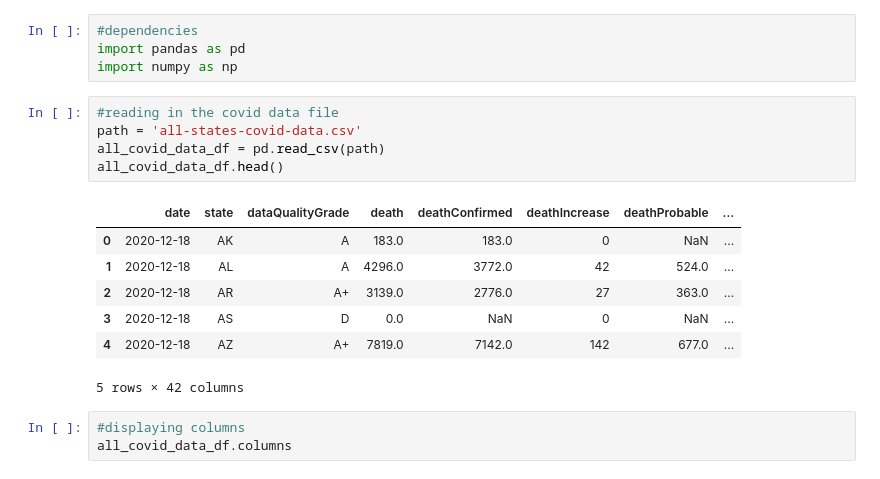
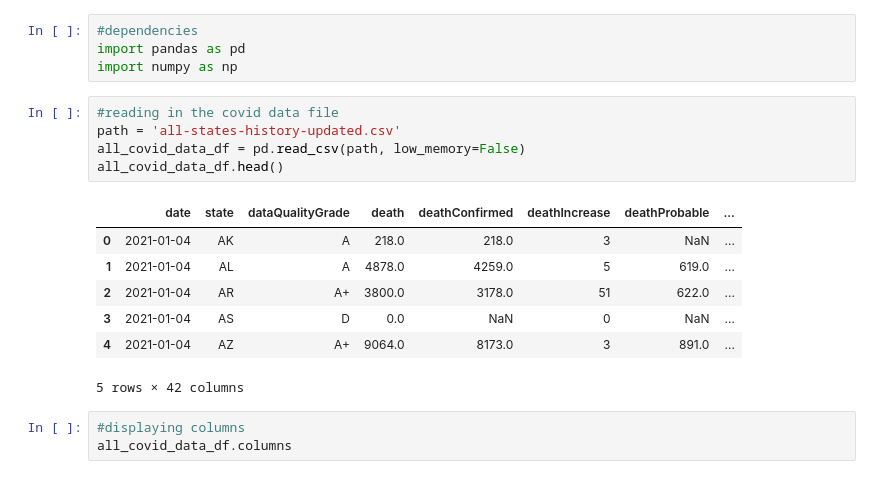
Before and after one commit to sarahDH615/google_trends_covid_project, a Jupyter notebook: sarah/combined-states-covid-stayathomes/append_covid_data.ipynb, the cells around one changed output. Saved outputs shown, nothing was run; the diff lists cells and outputs as text.

Commit message:
updated last 10 state csvs to have last row of data, edited append file to take in the last row of data

```diff
--- a/sarah/combined-states-covid-stayathomes/append_covid_data.ipynb
+++ b/sarah/combined-states-covid-stayathomes/append_covid_data.ipynb
@@ -4,16 +4,16 @@ import pandas as pd
 import numpy as np
 # %%
 #reading in the covid data file
-path = 'all-states-covid-data.csv'
-all_covid_data_df = pd.read_csv(path)
+path = 'all-states-history-updated.csv'
+all_covid_data_df = pd.read_csv(path, low_memory=False)
 all_covid_data_df.head()
 # %% [output]
 |  | date | state | dataQualityGrade | death | deathConfirmed | deathIncrease | deathProbable | ... |
-| 0 | 2020-12-18 | AK | A | 183.0 | 183.0 | 0 | NaN | ... |
-| 1 | 2020-12-18 | AL | A | 4296.0 | 3772.0 | 42 | 524.0 | ... |
-| 2 | 2020-12-18 | AR | A+ | 3139.0 | 2776.0 | 27 | 363.0 | ... |
-| 3 | 2020-12-18 | AS | D | 0.0 | NaN | 0 | NaN | ... |
-| 4 | 2020-12-18 | AZ | A+ | 7819.0 | 7142.0 | 142 | 677.0 | ... |
+| 0 | 2021-01-04 | AK | A | 218.0 | 218.0 | 3 | NaN | ... |
+| 1 | 2021-01-04 | AL | A | 4878.0 | 4259.0 | 5 | 619.0 | ... |
+| 2 | 2021-01-04 | AR | A+ | 3800.0 | 3178.0 | 51 | 622.0 | ... |
+| 3 | 2021-01-04 | AS | D | 0.0 | NaN | 0 | NaN | ... |
+| 4 | 2021-01-04 | AZ | A+ | 9064.0 | 8173.0 | 3 | 891.0 | ... |
 5 rows × 42 columns
 # %%
 #displaying columns
```
Also changed, not shown: parts of 11 cells of this notebook, 12 other files.
